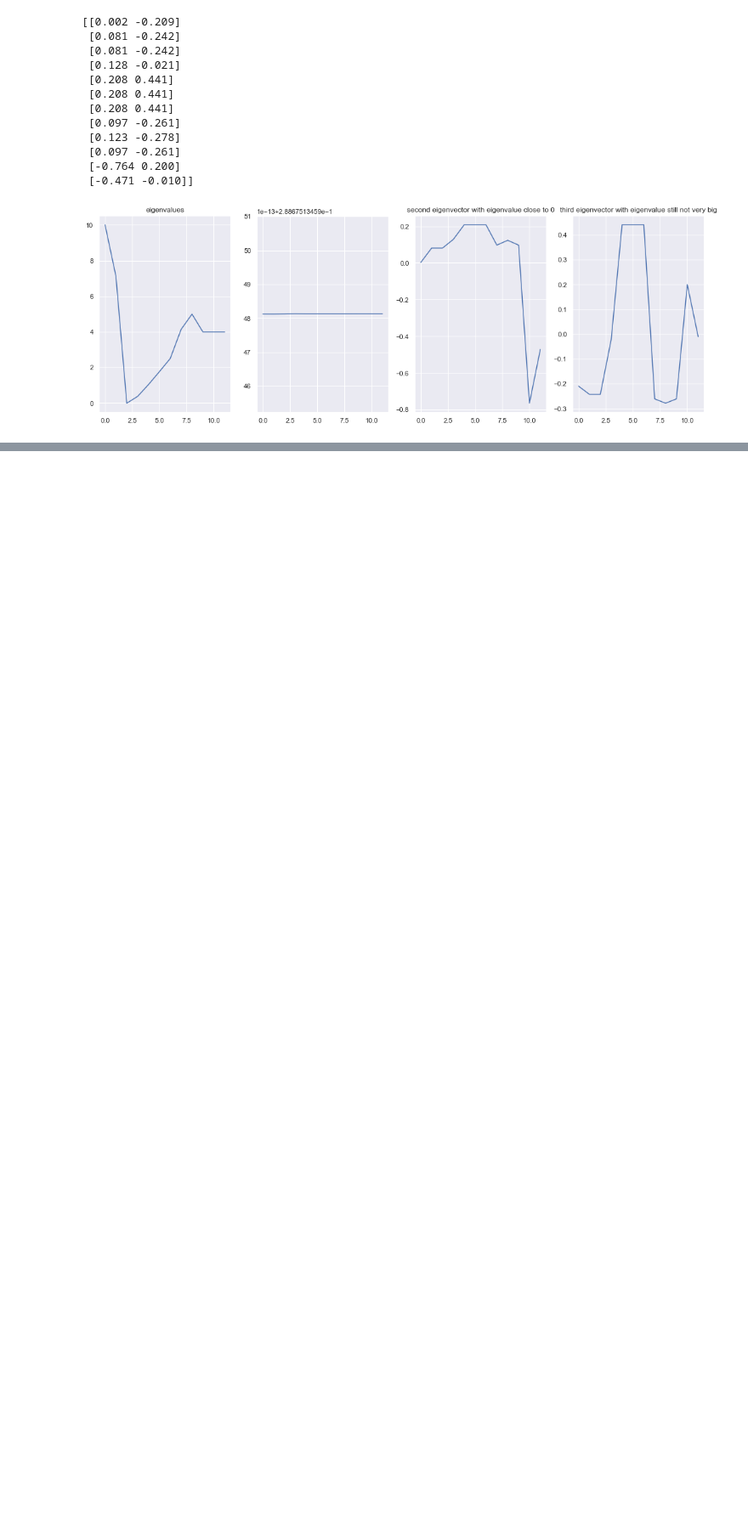
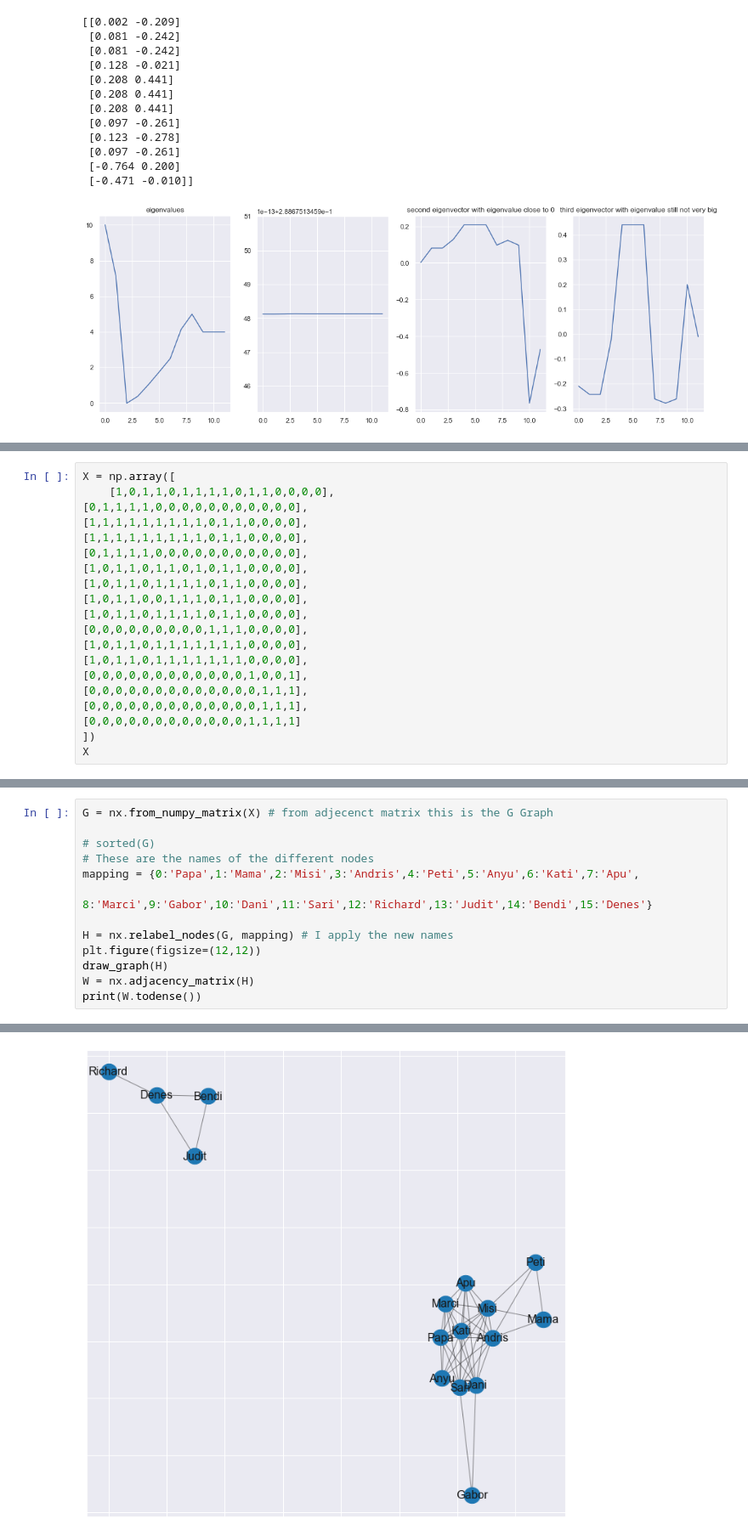
Before and after one commit to GTorley/SEGMENTATION, a Jupyter notebook: Spectral Clustering v2.ipynb, the cells around one changed output, grey strips where cells are left out. Shown: that part at 85% size. Drawn from its saved outputs; the diff is of its cells as text; blank space fills up the shorter version.

```diff
--- a/Spectral Clustering v2.ipynb
+++ b/Spectral Clustering v2.ipynb
@@ -319,0 +326,20 @@ nx.draw(H, node_color=color_map, with_labels=True, font_size=16 ,node_size = 100
+# %%
+X = np.array([
+    [1,0,1,1,0,1,1,1,1,0,1,1,0,0,0,0],
+[0,1,1,1,1,0,0,0,0,0,0,0,0,0,0,0],
+[1,1,1,1,1,1,1,1,1,0,1,1,0,0,0,0],
+[1,1,1,1,1,1,1,1,1,0,1,1,0,0,0,0],
+[0,1,1,1,1,0,0,0,0,0,0,0,0,0,0,0],
+[1,0,1,1,0,1,1,0,1,0,1,1,0,0,0,0],
+[1,0,1,1,0,1,1,1,1,0,1,1,0,0,0,0],
+[1,0,1,1,0,0,1,1,1,0,1,1,0,0,0,0],
+[1,0,1,1,0,1,1,1,1,0,1,1,0,0,0,0],
+[0,0,0,0,0,0,0,0,0,1,1,1,0,0,0,0],
+[1,0,1,1,0,1,1,1,1,1,1,1,0,0,0,0],
+[1,0,1,1,0,1,1,1,1,1,1,1,0,0,0,0],
+[0,0,0,0,0,0,0,0,0,0,0,0,1,0,0,1],
+[0,0,0,0,0,0,0,0,0,0,0,0,0,1,1,1],
+[0,0,0,0,0,0,0,0,0,0,0,0,0,1,1,1],
+[0,0,0,0,0,0,0,0,0,0,0,0,1,1,1,1]
+])
+X
@@ -319,0 +363,14 @@ nx.draw(H, node_color=color_map, with_labels=True, font_size=16 ,node_size = 100
+# %%
+G = nx.from_numpy_matrix(X) # from adjecenct matrix this is the G Graph
+
+# sorted(G)
+# These are the names of the different nodes
+mapping = {0:'Papa',1:'Mama',2:'Misi',3:'Andris',4:'Peti',5:'Anyu',6:'Kati',7:'Apu',
+           8:'Marci',9:'Gabor',10:'Dani',11:'Sari',12:'Richard',13:'Judit',14:'Bendi',15:'Denes'}
+
+H = nx.relabel_nodes(G, mapping) # I apply the new names
+plt.figure(figsize=(12,12))
+draw_graph(H)
+W = nx.adjacency_matrix(H)
+print(W.todense())
+# %% [output]
@@ -319,0 +393 @@ nx.draw(H, node_color=color_map, with_labels=True, font_size=16 ,node_size = 100
+[figure, added]
```
Also changed, not shown: parts of 16 cells of this notebook.
